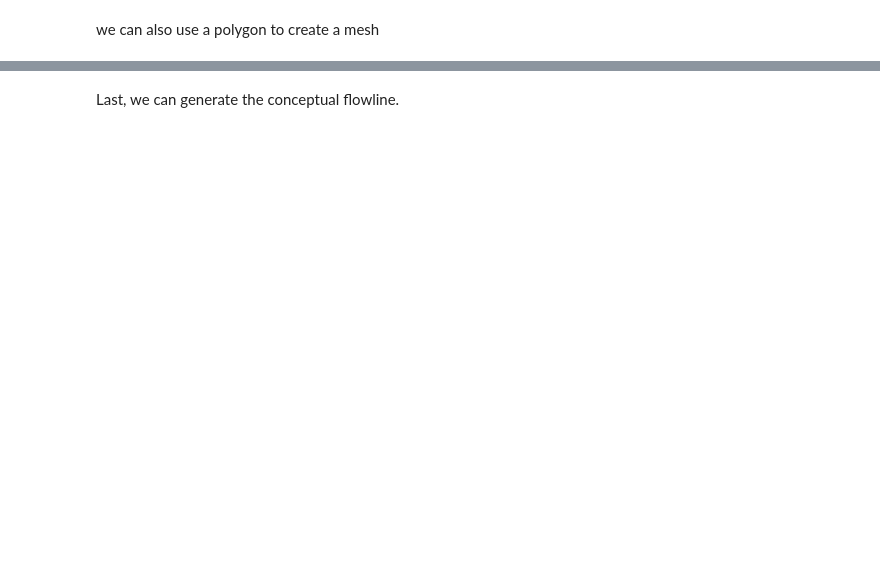
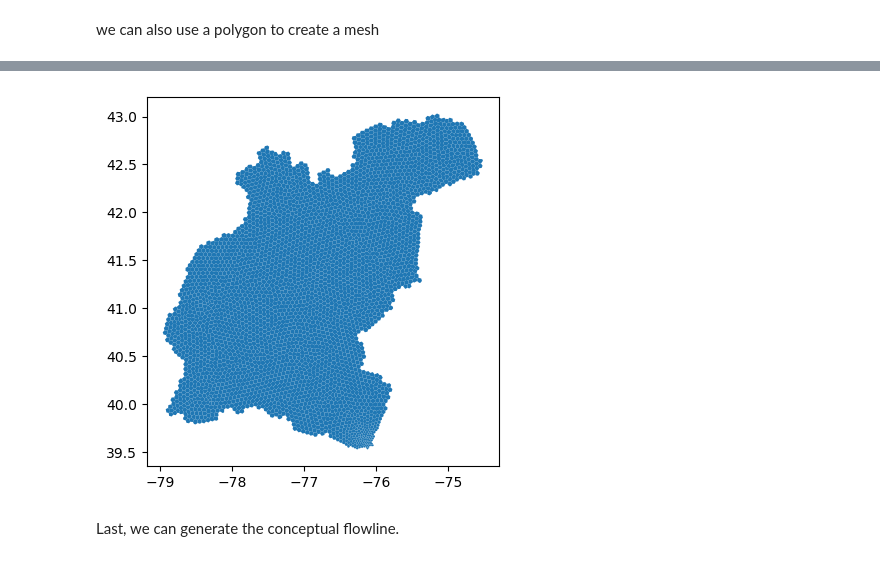
Before and after one commit to changliao1025/pyflowline, a Jupyter notebook: notebooks/mpas_example.ipynb, the cells around one changed output, grey strips where cells are left out. Cells and saved outputs as stored; diff of their text form; code cells hidden in the pictures; blank space fills up the shorter version.

```diff
--- a/notebooks/mpas_example.ipynb
+++ b/notebooks/mpas_example.ipynb
@@ -380,8 +392,10 @@ aCell = oPyflowline.mesh_generation()
 # %%
-sFilename_geojson = oPyflowline.aBasin[0].sFilename_mesh_geojson
+sFilename_geojson = oPyflowline.sFilename_mesh
 gdf = gpd.read_file(sFilename_geojson)
 gdf.plot()
 plt.show()
+# %% [output]
+[figure, added]
 # %% [markdown]
 Last, we can generate the conceptual flowline.
 # %%
```
Also changed, not shown: parts of 9 cells of this notebook, 1 other file.
